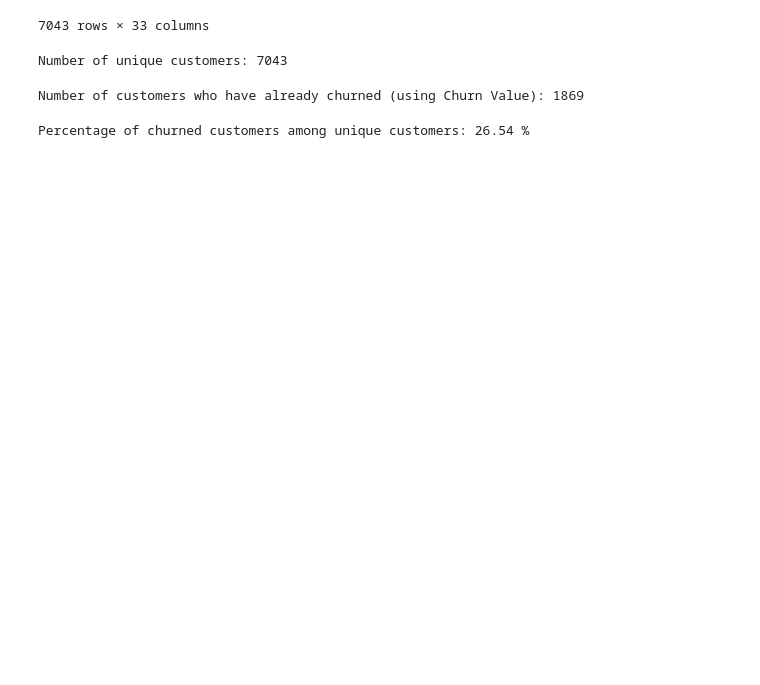
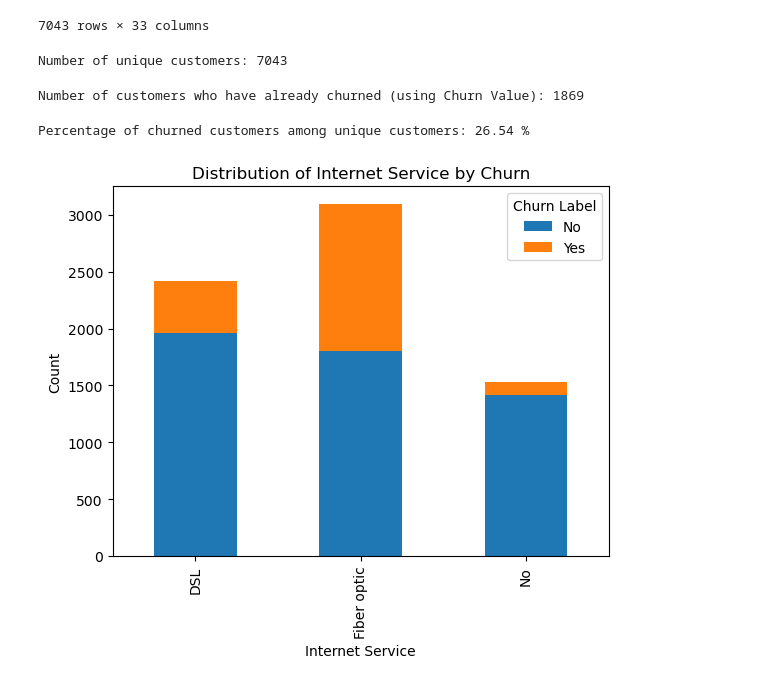
Before and after one commit to abeldemiss/Predictive-Customer-Churn-Analysis-for-a-Subscription-Based-Business, a Jupyter notebook: Telco Churn Analysis.ipynb, the cells around one changed output. Cells and saved outputs as stored; diff of their text form; code cells hidden in the pictures; blank space fills up the shorter version.

```diff
--- a/Telco Churn Analysis.ipynb
+++ b/Telco Churn Analysis.ipynb
@@ -42,3 +42,14 @@ percentage_churned_customers = round(percentage_churned_customers, 2)
 print("Percentage of churned customers among unique customers:", percentage_churned_customers, "%")
 # %% [output]
 Percentage of churned customers among unique customers: 26.54 %
+# %%
+import matplotlib.pyplot as plt
+
+# Stacked bar plot for internet service vs. churn
+pd.crosstab(telco_df['Internet Service'], telco_df['Churn Label']).plot(kind='bar', stacked=True)
+plt.xlabel('Internet Service')
+plt.ylabel('Count')
+plt.title('Distribution of Internet Service by Churn')
+plt.show()
+# %% [output]
+[figure, added]
```
Also changed, not shown: parts of 7 cells of this notebook.
